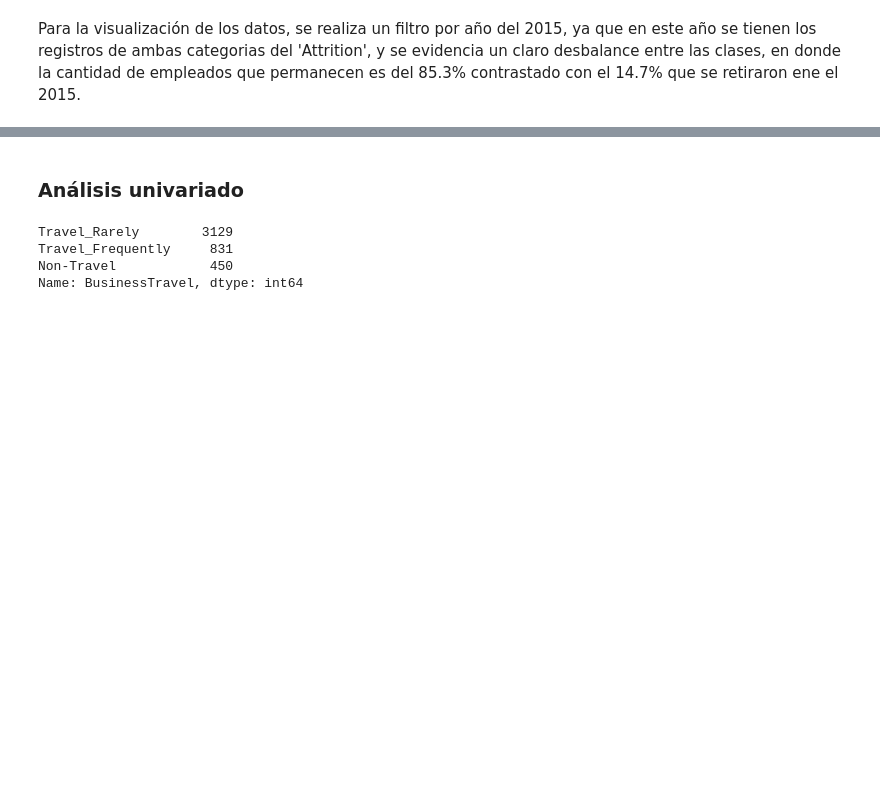
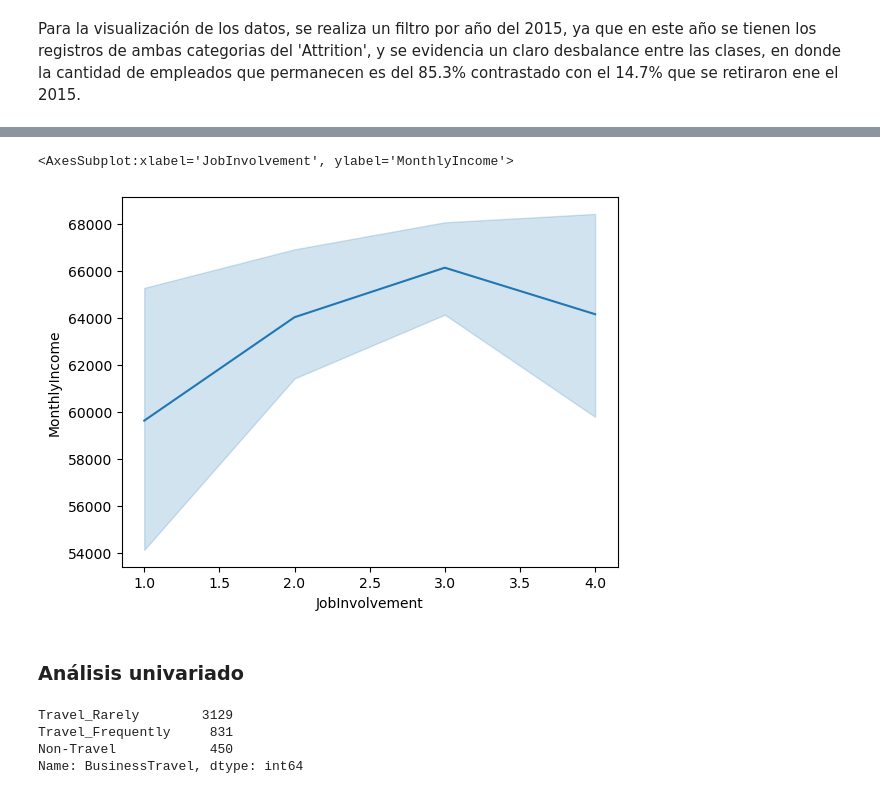
Before and after one commit to SantiRestrepoOlarte/ML_HumanResources, a Jupyter notebook: c_exploracion_de_datos.ipynb, the cells around one changed output, grey strips where cells are left out. Drawn from its saved outputs; the diff is of its cells as text; code cells hidden in the pictures; blank space fills up the shorter version.

```diff
--- a/c_exploracion_de_datos.ipynb
+++ b/c_exploracion_de_datos.ipynb
@@ -196,3 +213,8 @@ Para la visualización de los datos, se realiza un filtro por año del 2015, ya
+# %%
+sns.lineplot(x = "JobInvolvement", y = "MonthlyIncome", data = df_2015)
+# %% [output]
+<AxesSubplot:xlabel='JobInvolvement', ylabel='MonthlyIncome'>
+[figure, added]
 # %% [markdown]
 ### **Análisis univariado**
 # %%
```
Also changed, not shown: parts of 9 cells of this notebook, 1 other file.
